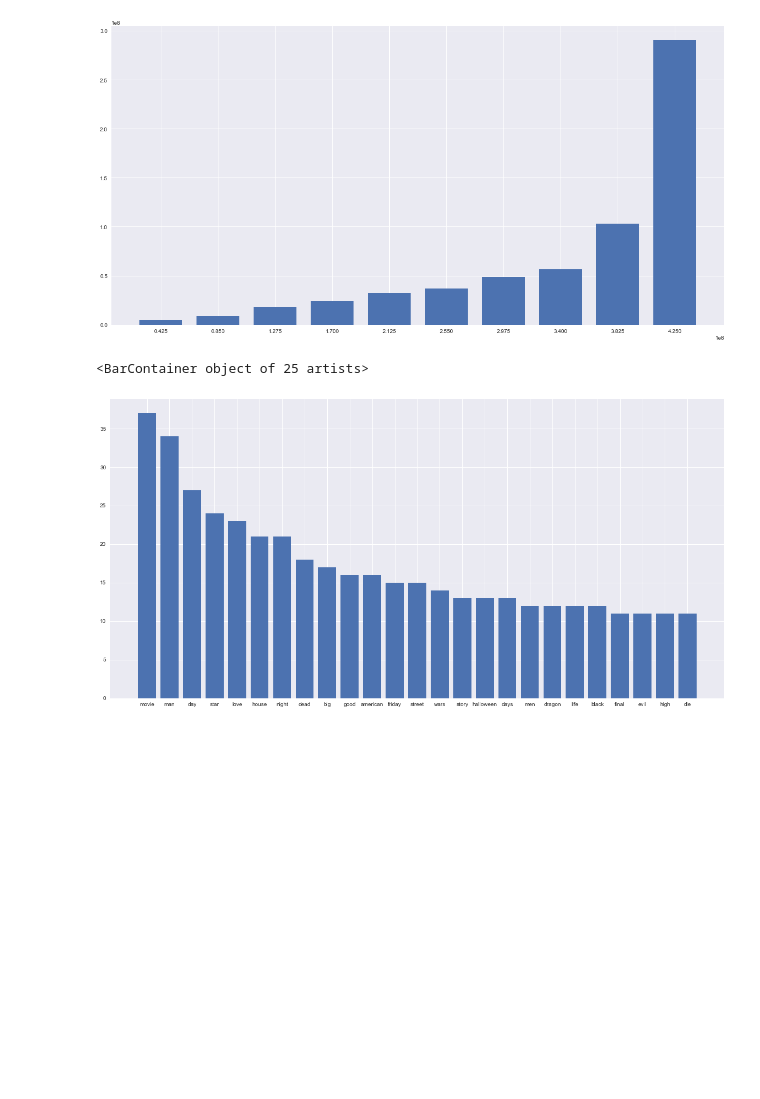
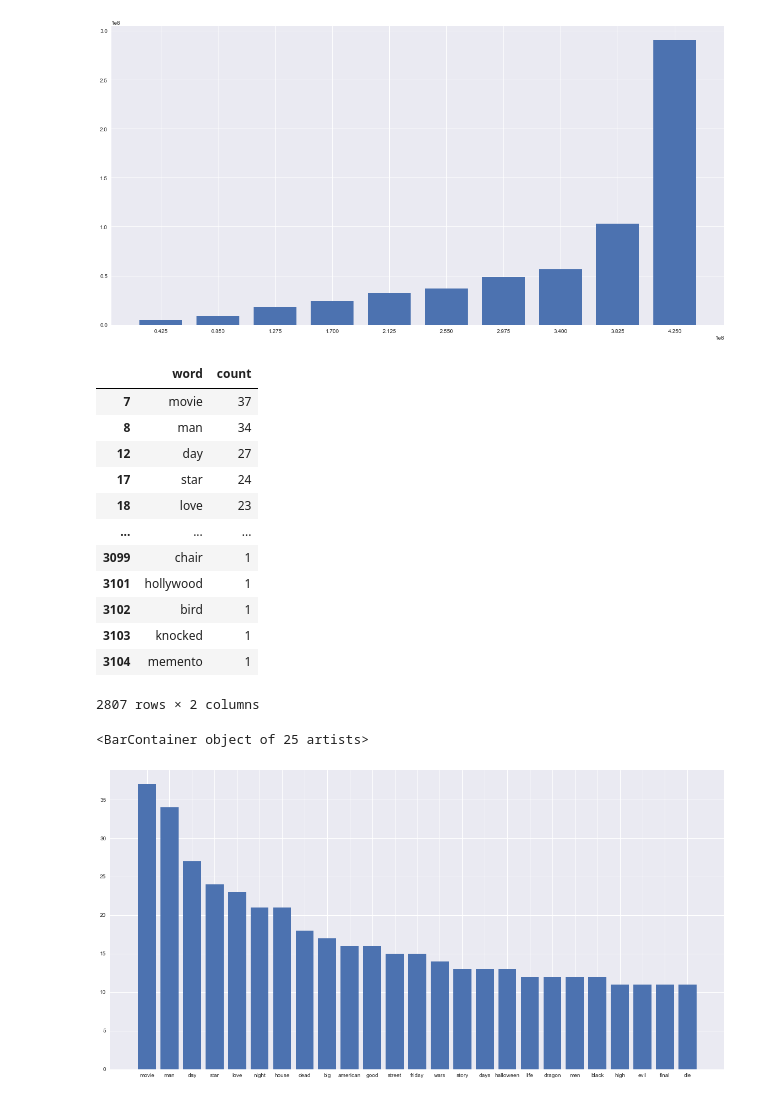
Before and after one commit to LindstromKyle/DSC-Flatiron-Project-1, a Jupyter notebook: Plotting.ipynb, the cells around one changed output. Cells and saved outputs as stored; diff of their text form; code cells hidden in the pictures; blank space fills up the shorter version.

Commit message:
title words analysis

```diff
--- a/Plotting.ipynb
+++ b/Plotting.ipynb
@@ -219,14 +219,15 @@ ax.set_xticks(profbar_x);
 [figure]
 # %%
 title_vs_gross = tn_movie_budgets.loc[tn_movie_budgets['ROI'] > 1][['movie']]
-
 
 title_vs_gross['movie'] = title_vs_gross['movie'].str.lower()
 
 title_vs_gross['movie'].replace([':','\.','\,',"'"], '', regex = True)
 
 title_vs_gross['movie'] = title_vs_gross['movie'].replace([':','\.','\,',"'"], '', regex = True)
-title_vs_gross
+
+
+
 cleaned_titles = title_vs_gross['movie'].str.split(expand=True).stack().value_counts()
 
 cleaned_titles = cleaned_titles.reset_index()
@@ -235,16 +236,28 @@ stopwords = ['the','and','of','a','to','in','2','3','on','&','with','ii','for','
 
 cleaned_titles = cleaned_titles[~cleaned_titles['index'].isin(stopwords)]
 
 cleaned_titles = cleaned_titles.rename(columns = {0:'count','index':'word'})
 
 cleaned_titles_top = cleaned_titles.head(25)
 
 fig, ax = plt.subplots(figsize= (20,10))
 
-
-
+display(cleaned_titles)
 
 ax.bar( cleaned_titles_top['word'],cleaned_titles_top['count'])
 # %% [output]
+|  | word | count |
+| 7 | movie | 37 |
+| 8 | man | 34 |
+| 12 | day | 27 |
+| 17 | star | 24 |
+| 18 | love | 23 |
+| ... | ... | ... |
+| 3099 | chair | 1 |
+| 3101 | hollywood | 1 |
+| 3102 | bird | 1 |
+| 3103 | knocked | 1 |
+| 3104 | memento | 1 |
-<BarContainer object of 25 artists>
+2807 rows × 2 columns
+<BarContainer object of 25 artists>
 [figure]
```
